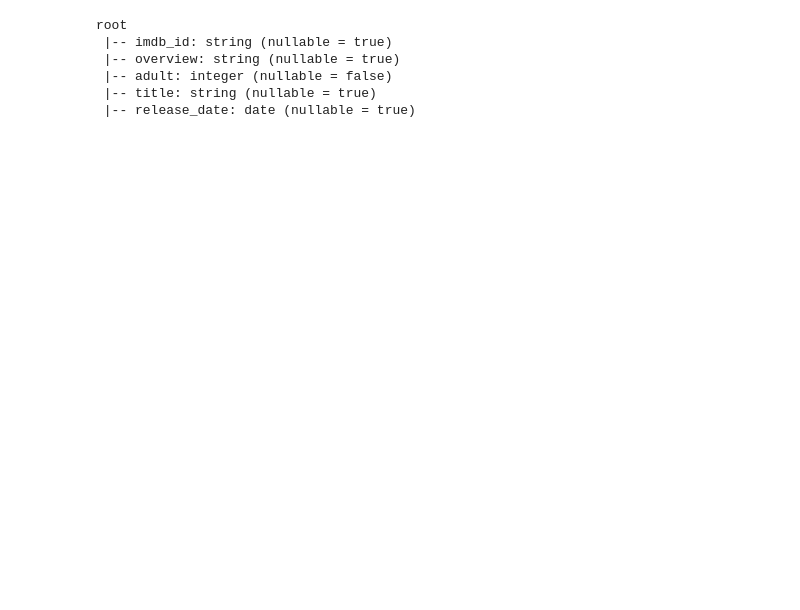
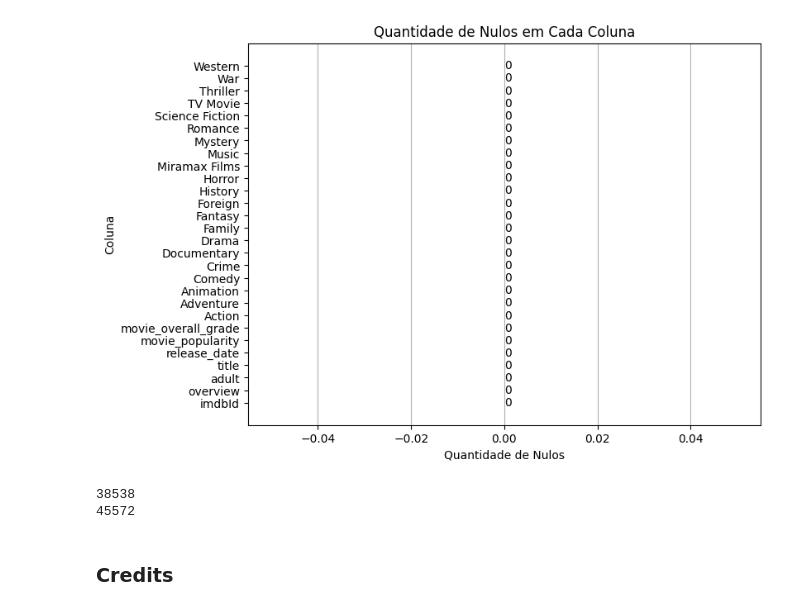
Before and after one commit to o-rosa/dataset-movies, a Jupyter notebook: mestrado/preprocess.ipynb, the cells around one changed output. Cells and saved outputs as stored; diff of their text form; code cells hidden in the pictures; blank space fills up the shorter version.

Commit message:
preprocess finished

```diff
--- a/mestrado/preprocess.ipynb
+++ b/mestrado/preprocess.ipynb
@@ -90,9 +89,0 @@ only showing top 20 rows
-# %%
-df_adult.printSchema()
-# %% [output]
-root
- |-- imdb_id: string (nullable = true)
- |-- overview: string (nullable = true)
- |-- adult: integer (nullable = false)
- |-- title: string (nullable = true)
- |-- release_date: date (nullable = true)
@@ -117,0 +90,25 @@ df_preprocess = (
+# %%
+quantidade_nulos = [df_preprocess.filter(F.col(coluna).isNull()).count() for coluna in df_preprocess.columns]
+nomes_colunas = df_preprocess.columns
+
+plt.figure(figsize=(8, 6))
+plt.barh(nomes_colunas, quantidade_nulos, color='lightblue')
+plt.xlabel('Quantidade de Nulos')
+plt.ylabel('Coluna')
+plt.title('Quantidade de Nulos em Cada Coluna')
+plt.grid(axis='x')
+
+for i in range(len(nomes_colunas)):
+    plt.text(quantidade_nulos[i], i, str(quantidade_nulos[i]), va='center')
+plt.yticks(np.arange(len(nomes_colunas)), nomes_colunas)
+plt.show()
+# %% [output]
+[figure, added]
+# %%
+print(df_preprocess.count())
+print(df_movies.count())
+# %% [output]
+38538
+45572
+# %% [markdown]
+### Credits
```
Also changed, not shown: parts of 20 cells of this notebook.
